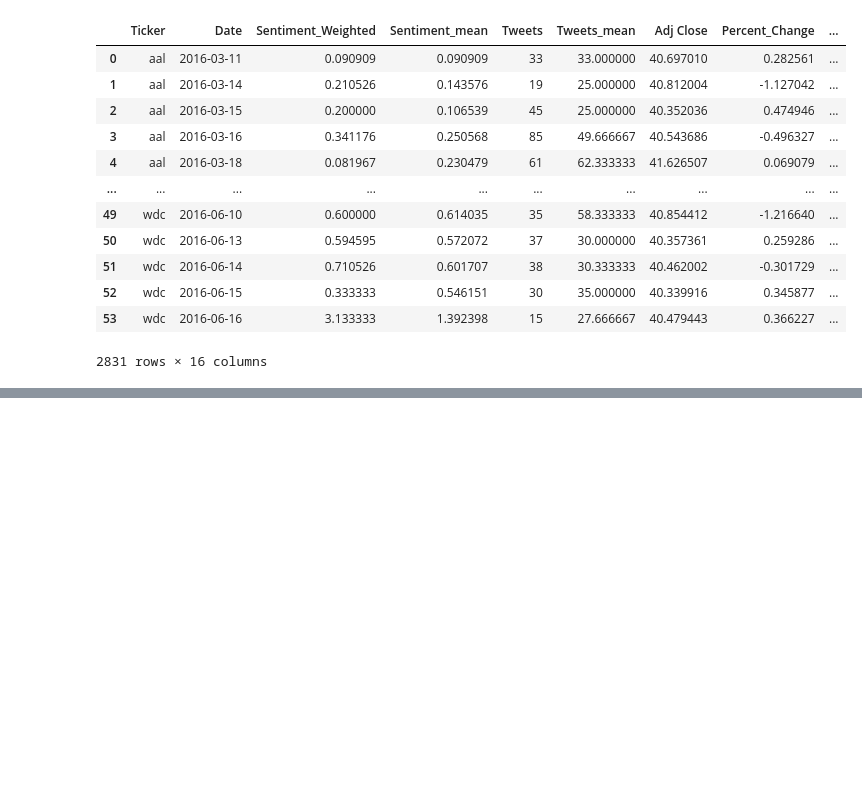
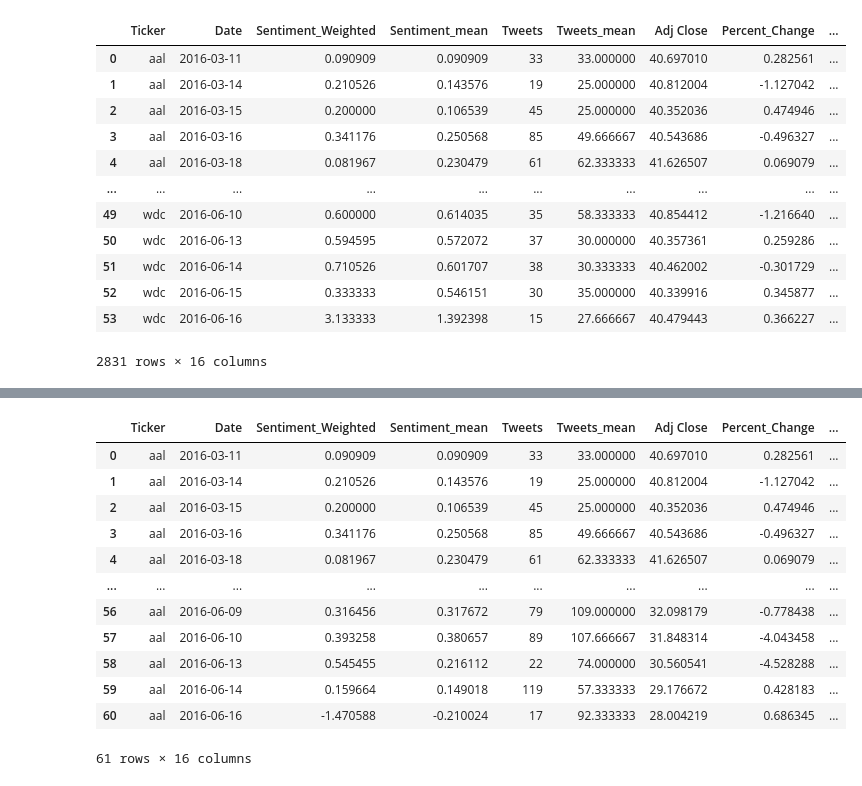
Before and after one commit to HiggsP10/Stock_pred, a Jupyter notebook: Sentiment_Stock_Dataframe_Generator.ipynb, the cells around one changed output, grey strips where cells are left out. Cells and saved outputs as stored; diff of their text form; code cells hidden in the pictures; blank space fills up the shorter version.

```diff
--- a/Sentiment_Stock_Dataframe_Generator.ipynb
+++ b/Sentiment_Stock_Dataframe_Generator.ipynb
@@ -389,2 +392,18 @@ Bot Trading: 10408.75 ( 4.09 % )
 # %%
 stocks.to_csv('Stock_with_sentiment.csv', index=False)
+# %%
+display(aal)
+# %% [output]
+|  | Ticker | Date | Sentiment_Weighted | Sentiment_mean | Tweets | Tweets_mean | Adj Close | Percent_Change | ... |
+| 0 | aal | 2016-03-11 | 0.090909 | 0.090909 | 33 | 33.000000 | 40.697010 | 0.282561 | ... |
+| 1 | aal | 2016-03-14 | 0.210526 | 0.143576 | 19 | 25.000000 | 40.812004 | -1.127042 | ... |
+| 2 | aal | 2016-03-15 | 0.200000 | 0.106539 | 45 | 25.000000 | 40.352036 | 0.474946 | ... |
+| 3 | aal | 2016-03-16 | 0.341176 | 0.250568 | 85 | 49.666667 | 40.543686 | -0.496327 | ... |
+| 4 | aal | 2016-03-18 | 0.081967 | 0.230479 | 61 | 62.333333 | 41.626507 | 0.069079 | ... |
+| ... | ... | ... | ... | ... | ... | ... | ... | ... | ... |
+| 56 | aal | 2016-06-09 | 0.316456 | 0.317672 | 79 | 109.000000 | 32.098179 | -0.778438 | ... |
+| 57 | aal | 2016-06-10 | 0.393258 | 0.380657 | 89 | 107.666667 | 31.848314 | -4.043458 | ... |
+| 58 | aal | 2016-06-13 | 0.545455 | 0.216112 | 22 | 74.000000 | 30.560541 | -4.528288 | ... |
+| 59 | aal | 2016-06-14 | 0.159664 | 0.149018 | 119 | 57.333333 | 29.176672 | 0.428183 | ... |
+| 60 | aal | 2016-06-16 | -1.470588 | -0.210024 | 17 | 92.333333 | 28.004219 | 0.686345 | ... |
+61 rows × 16 columns
```
Also changed, not shown: parts of 2 cells of this notebook.
